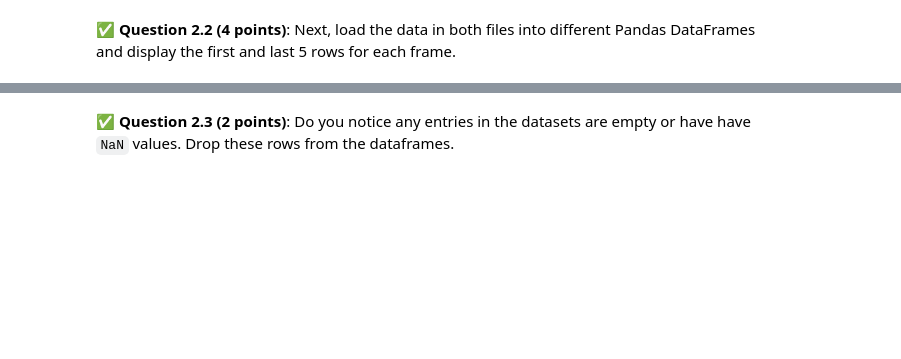
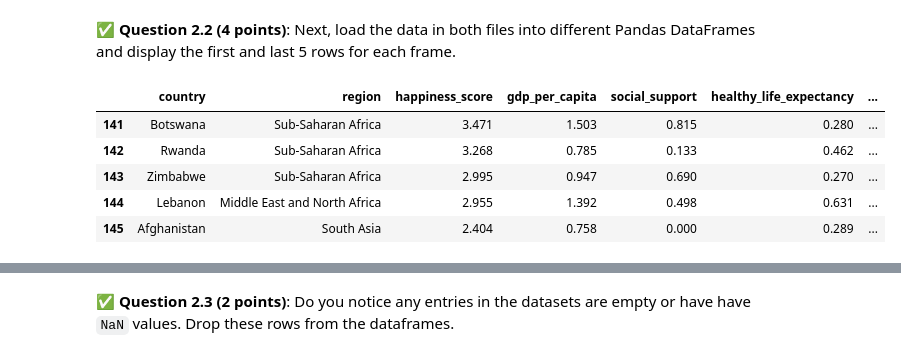
Before and after one commit to Jlozano351/CMSE202-s24-turnin, a Jupyter notebook: hw-03/HW-03_Regression-S24-Juan José Lozano González.ipynb, the cells around one changed output, grey strips where cells are left out. Saved outputs shown, nothing was run; the diff lists cells and outputs as text; code cells hidden in the pictures; blank space fills up the shorter version.

```diff
--- a/hw-03/HW-03_Regression-S24-Juan José Lozano González.ipynb
+++ b/hw-03/HW-03_Regression-S24-Juan José Lozano González.ipynb
@@ -68,0 +76,13 @@ Note that while Parts 3 and 4 are designed to be workable independent of each ot
+# %%
+WHR_2022 = pd.read_csv('WHR_2022.csv')
+WHR_2023 = pd.read_csv('WHR_2023.csv')
+# %%
+# WHR_2022
+WHR_2022.tail(5)
+# %% [output]
+|  | country | region | happiness_score | gdp_per_capita | social_support | healthy_life_expectancy | ... |
+| 141 | Botswana | Sub-Saharan Africa | 3.471 | 1.503 | 0.815 | 0.280 | ... |
+| 142 | Rwanda | Sub-Saharan Africa | 3.268 | 0.785 | 0.133 | 0.462 | ... |
+| 143 | Zimbabwe | Sub-Saharan Africa | 2.995 | 0.947 | 0.690 | 0.270 | ... |
+| 144 | Lebanon | Middle East and North Africa | 2.955 | 1.392 | 0.498 | 0.631 | ... |
+| 145 | Afghanistan | South Asia | 2.404 | 0.758 | 0.000 | 0.289 | ... |
```
Also changed, not shown: parts of 15 cells of this notebook, 2 other files.
